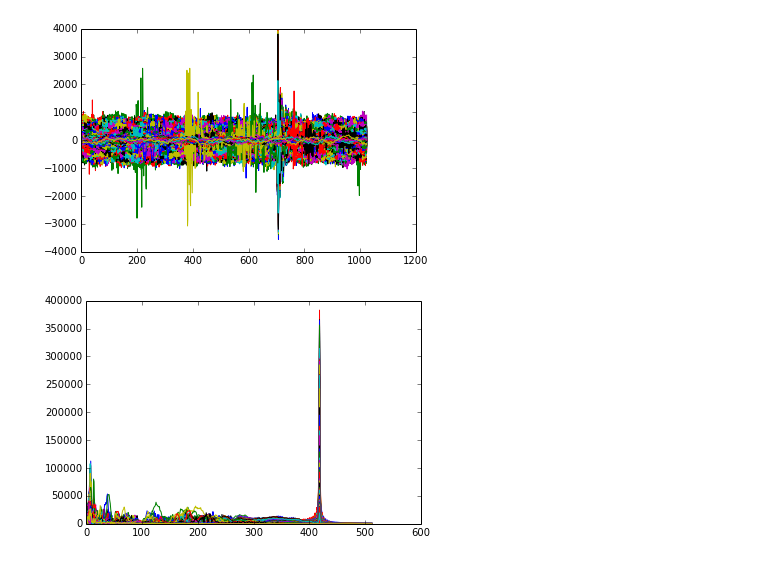
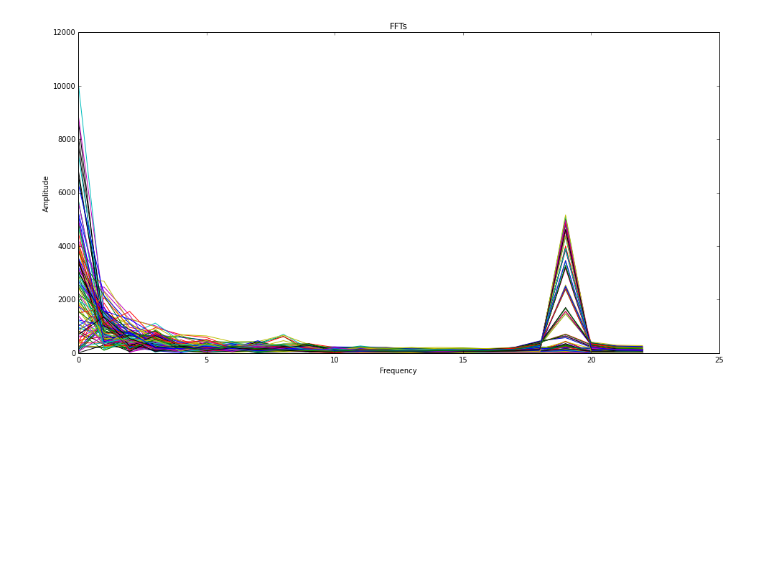
Before and after one commit to Katee/quietnet, a Jupyter notebook: record.ipynb, the cells around one changed output. Drawn from its saved outputs; the diff is of its cells as text; code cells hidden in the pictures; blank space fills up the shorter version.

```diff
--- a/record.ipynb
+++ b/record.ipynb
@@ -41,5 +51,0 @@ buffers = [quietnet.unpack(b) for b in buffers]
-# %%
-for sample in buffers:
-    plot(sample)
-# %% [output]
-[figure, removed]
@@ -46,9 +55,10 @@ for sample in buffers:
 # %%
-# plot the fft of every buffer
 ffts = [quietnet.fft(b) for b in buffers]
-
-for fft in ffts:
-    plot(fft)
-# %% [output]
-[figure, removed]
+# %%
+setup_graph(title='FFTs', x_label='Frequency', y_label='Amplitude')
+for fft in ffts:
+    plot(fft)
+# the colors mean nothing, we're just plotting many samples on top of each other
+# %% [output]
+[figure, added]
 # %%
```
Also changed, not shown: parts of 8 cells of this notebook, 2 other files.
